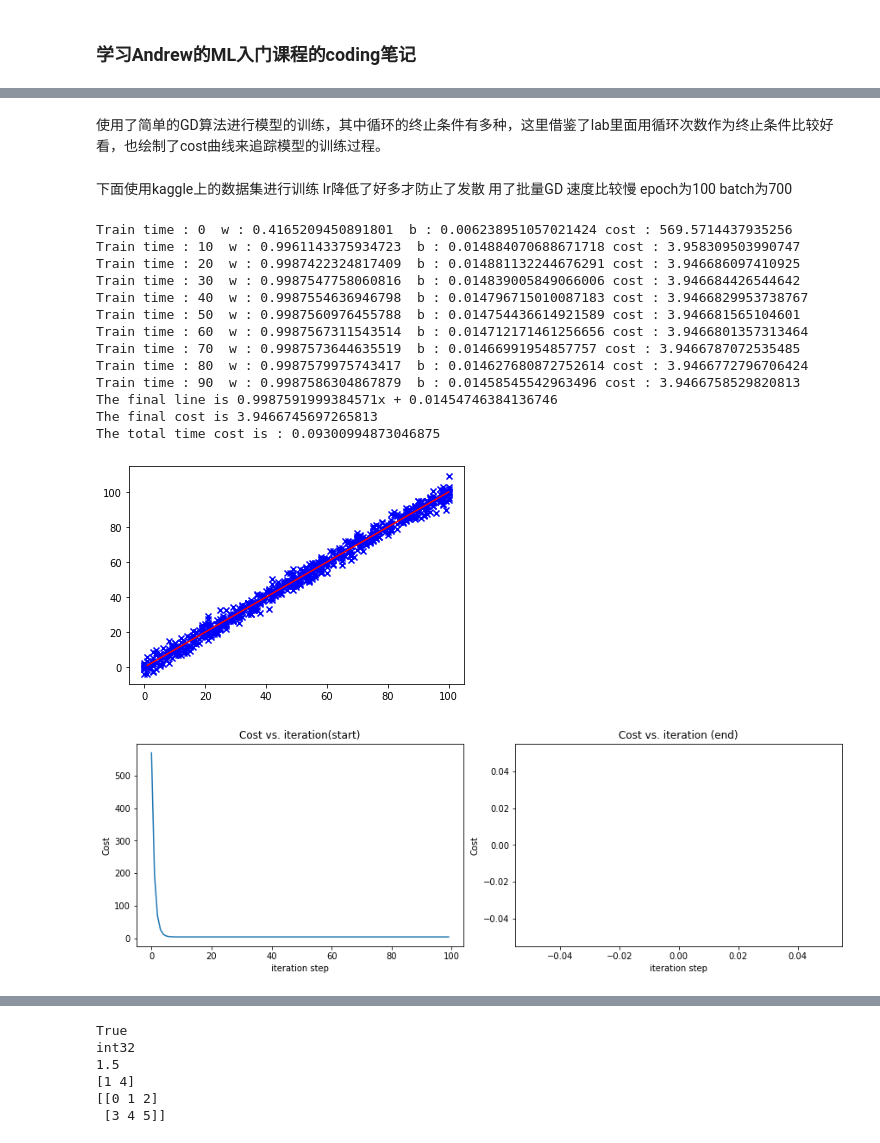
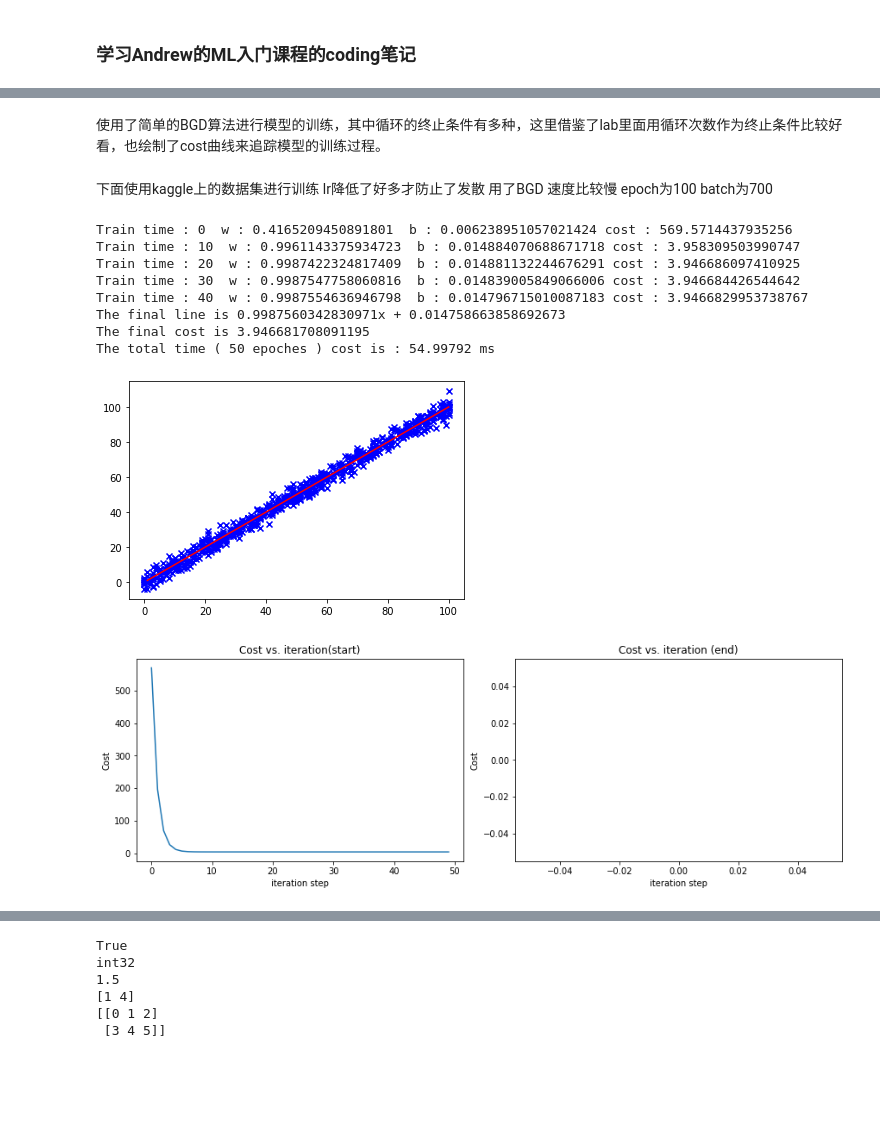
Before and after one commit to cwx-worst-one/machine_learning_study, a Jupyter notebook: note/lecture1/lecture1_note.ipynb, the cells around one changed output, grey strips where cells are left out. Drawn from its saved outputs; the diff is of its cells as text; code cells hidden in the pictures; blank space fills up the shorter version.

```diff
--- a/note/lecture1/lecture1_note.ipynb
+++ b/note/lecture1/lecture1_note.ipynb
@@ -37,22 +37,22 @@ def derivative_b(w,b,x,y):
     return val_b
 
 ## BGD algorithm
-def change_parameter(x,y,cost_hist,w=0,b=0,lr=0.1,train_times=10):
+def change_parameter(x,y,cost_hist,w=0,b=0,lr=0.1,epoch=10):
     cost = cost_func(w,b,x,y)
-    for epoch in range(train_times):
+    for epoch_time in range(epoch):
         der_w,der_b = derivative_w(w,b,x,y),derivative_b(w,b,x,y)
         w = w - lr * der_w
         b = b - lr * der_b
         cost = cost_func(w,b,x,y)
         cost_hist.append(cost)
 
-        if epoch % 10 == 0 :
-            print("Train time : "+ str(epoch) , " w : " + str(w) , " b : " + str(b) + " cost : " + str(cost))
+        if epoch_time % 10 == 0 :
+            print("Train time : "+ str(epoch_time) , " w : " + str(w) , " b : " + str(b) + " cost : " + str(cost))
     return (w,b)
 
 start = time.time()
 cost_hist = []
-w,b = change_parameter(x,y,cost_hist,w=0,b=0,lr=0.01,train_times=30)
+w,b = change_parameter(x,y,cost_hist,w=0,b=0,lr=0.01,epoch=50)
 print("The final line is " + str (w) + "x + " + str(b))
 cost = cost_func(w,b,x,y)
 print("The final cost is " + str(cost))
@@ -60,7 +60,7 @@ xx = np.linspace(1, 25, 50)
 yy = w*xx + b
 
 end = time.time()
-print("The total time cost is : " + str(end-start))
+print("The total time cost is : " + str((end-start)*1000)[:8] + " ms ")
 
 plt.plot(xx,yy,color='red')
 plt.show()
@@ -84,10 +86,10 @@ The total time cost is : 0.0019865036010742188
 # %% [markdown]
-使用了简单的GD算法进行模型的训练，其中循环的终止条件有多种，这里借鉴了lab里面用循环次数作为终止条件比较好看，也绘制了cost曲线来追踪模型的训练过程。
+使用了简单的BGD算法进行模型的训练，其中循环的终止条件有多种，这里借鉴了lab里面用循环次数作为终止条件比较好看，也绘制了cost曲线来追踪模型的训练过程。
 # %% [markdown]
-下面使用kaggle上的数据集进行训练 lr降低了好多才防止了发散 用了批量GD 速度比较慢  epoch为100 batch为700
+下面使用kaggle上的数据集进行训练 lr降低了好多才防止了发散 用了BGD 速度比较慢  epoch为100 batch为700
 # %%
 import numpy as np
-filename = 'lecture1\\train.csv'
+filename = 'C:\\Users\\Chan\\Desktop\\XLANCE\\machine_learning_study\\note\\lecture1\\train.csv'
 
 with open(filename,'rt',encoding='UTF-8')as raw_data:
     data=np.loadtxt(raw_data,delimiter=',')
@@ -99,41 +101,38 @@ y = data[:,1]
 plt.scatter(x,y,marker='x',c='b')
 # plt.show()
 
 start = time.time()
 cost_hist = []
-w,b = change_parameter(x,y,cost_hist,w=0,b=0,lr=0.000125,train_times=100)
+
+epoch = 50
+w,b = change_parameter(x,y,cost_hist,w=0,b=0,lr=0.000125,epoch=epoch)
 print("The final line is " + str (w) + "x + " + str(b))
 cost = cost_func(w,b,x,y)
 print("The final cost is " + str(cost))
 xx = np.linspace(1, 100, 50)
 yy = w*xx + b
 
 end = time.time()
-print("The total time cost is : " + str(end-start))
+print("The total time ( " +  str(epoch) +" epoches ) cost is : " + str((end-start)*1000)[:8] + " ms ")
 
 plt.plot(xx,yy,color='red')
 plt.show()
 
 fig, (ax1, ax2) = plt.subplots(1, 2, constrained_layout=True, figsize=(12,4))
 ax1.plot(cost_hist[:100])
 ax2.plot(1000 + np.arange(len(cost_hist[1000:])), cost_hist[1000:])
 ax1.set_title("Cost vs. iteration(start)");  ax2.set_title("Cost vs. iteration (end)")
 ax1.set_ylabel('Cost')            ;  ax2.set_ylabel('Cost')
 ax1.set_xlabel('iteration step')  ;  ax2.set_xlabel('iteration step')
 plt.show()
 # %% [output]
 Train time : 0  w : 0.4165209450891801  b : 0.006238951057021424 cost : 569.5714437935256
 Train time : 10  w : 0.9961143375934723  b : 0.014884070688671718 cost : 3.958309503990747
 Train time : 20  w : 0.9987422324817409  b : 0.014881132244676291 cost : 3.946686097410925
 Train time : 30  w : 0.9987547758060816  b : 0.014839005849066006 cost : 3.946684426544642
 Train time : 40  w : 0.9987554636946798  b : 0.014796715010087183 cost : 3.9466829953738767
-Train time : 50  w : 0.9987560976455788  b : 0.014754436614921589 cost : 3.946681565104601
-Train time : 60  w : 0.9987567311543514  b : 0.014712171461256656 cost : 3.9466801357313464
-Train time : 70  w : 0.9987573644635519  b : 0.01466991954857757 cost : 3.9466787072535485
-Train time : 80  w : 0.9987579975743417  b : 0.014627680872752614 cost : 3.9466772796706424
-Train time : 90  w : 0.9987586304867879  b : 0.01458545542963496 cost : 3.9466758529820813
-The final line is 0.9987591999384571x + 0.01454746384136746
-The final cost is 3.9466745697265813
-The total time cost is : 0.09300994873046875
+The final line is 0.9987560342830971x + 0.014758663858692673
+The final cost is 3.946681708091195
+The total time ( 50 epoches ) cost is : 54.99792 ms
 [figure]
-[figure, old version]
+[figure, new version]
```
Also changed, not shown: parts of 10 cells of this notebook, 2 other files.
